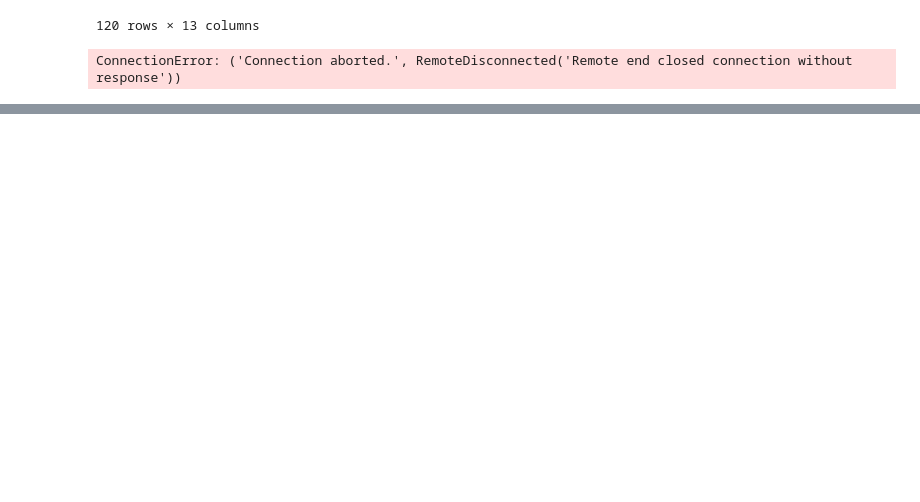
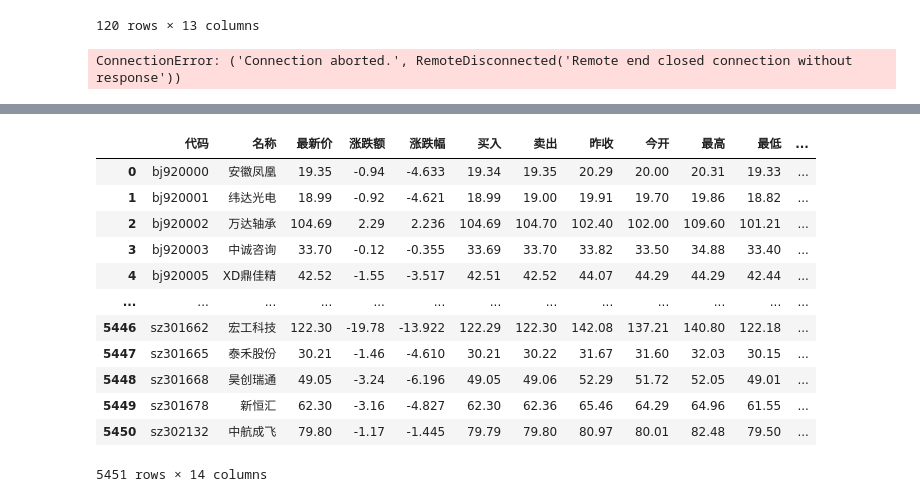
Before and after one commit to EveryFine/GeniusTradeTracker, a Jupyter notebook: tracker/app/akshare/akshare_intraday.ipynb, the cells around one changed output, grey strips where cells are left out. Saved outputs shown, nothing was run; the diff lists cells and outputs as text; code cells hidden in the pictures; blank space fills up the shorter version.

```diff
--- a/tracker/app/akshare/akshare_intraday.ipynb
+++ b/tracker/app/akshare/akshare_intraday.ipynb
@@ -1048,0 +1080,19 @@ ConnectionError: ('Connection aborted.', RemoteDisconnected('Remote end closed c
+# %%
+import akshare as ak
+
+stock_zh_a_spot_df = ak.stock_zh_a_spot()
+stock_zh_a_spot_df
+# %% [output]
+|  | 代码 | 名称 | 最新价 | 涨跌额 | 涨跌幅 | 买入 | 卖出 | 昨收 | 今开 | 最高 | 最低 | ... |
+| 0 | bj920000 | 安徽凤凰 | 19.35 | -0.94 | -4.633 | 19.34 | 19.35 | 20.29 | 20.00 | 20.31 | 19.33 | ... |
+| 1 | bj920001 | 纬达光电 | 18.99 | -0.92 | -4.621 | 18.99 | 19.00 | 19.91 | 19.70 | 19.86 | 18.82 | ... |
+| 2 | bj920002 | 万达轴承 | 104.69 | 2.29 | 2.236 | 104.69 | 104.70 | 102.40 | 102.00 | 109.60 | 101.21 | ... |
+| 3 | bj920003 | 中诚咨询 | 33.70 | -0.12 | -0.355 | 33.69 | 33.70 | 33.82 | 33.50 | 34.88 | 33.40 | ... |
+| 4 | bj920005 | XD鼎佳精 | 42.52 | -1.55 | -3.517 | 42.51 | 42.52 | 44.07 | 44.29 | 44.29 | 42.44 | ... |
+| ... | ... | ... | ... | ... | ... | ... | ... | ... | ... | ... | ... | ... |
+| 5446 | sz301662 | 宏工科技 | 122.30 | -19.78 | -13.922 | 122.29 | 122.30 | 142.08 | 137.21 | 140.80 | 122.18 | ... |
+| 5447 | sz301665 | 泰禾股份 | 30.21 | -1.46 | -4.610 | 30.21 | 30.22 | 31.67 | 31.60 | 32.03 | 30.15 | ... |
+| 5448 | sz301668 | 昊创瑞通 | 49.05 | -3.24 | -6.196 | 49.05 | 49.06 | 52.29 | 51.72 | 52.05 | 49.01 | ... |
+| 5449 | sz301678 | 新恒汇 | 62.30 | -3.16 | -4.827 | 62.30 | 62.36 | 65.46 | 64.29 | 64.96 | 61.55 | ... |
+| 5450 | sz302132 | 中航成飞 | 79.80 | -1.17 | -1.445 | 79.79 | 79.80 | 80.97 | 80.01 | 82.48 | 79.50 | ... |
+5451 rows × 14 columns
```
Also changed, not shown: parts of 31 cells of this notebook, 6 other files.
